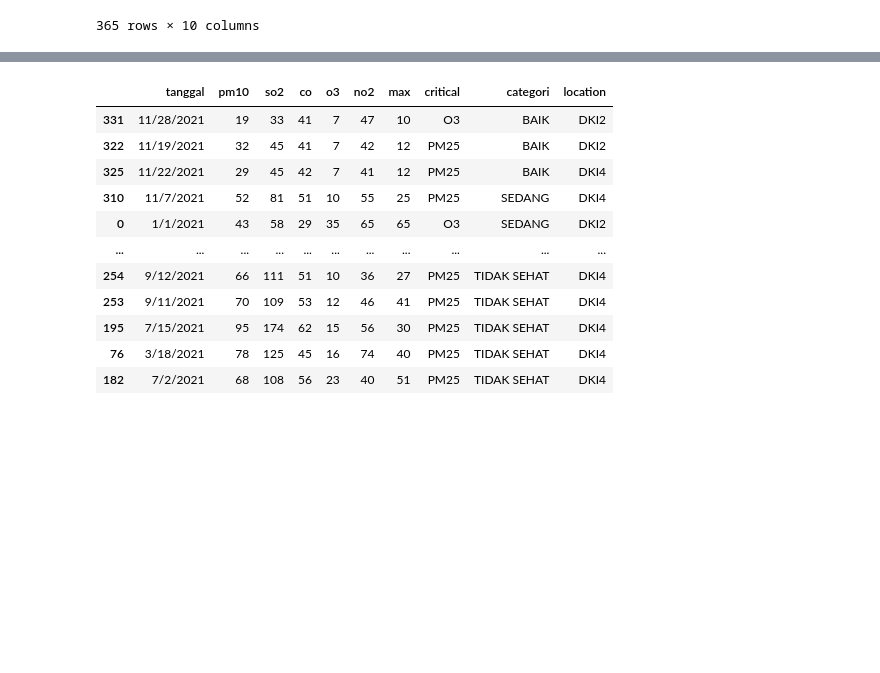
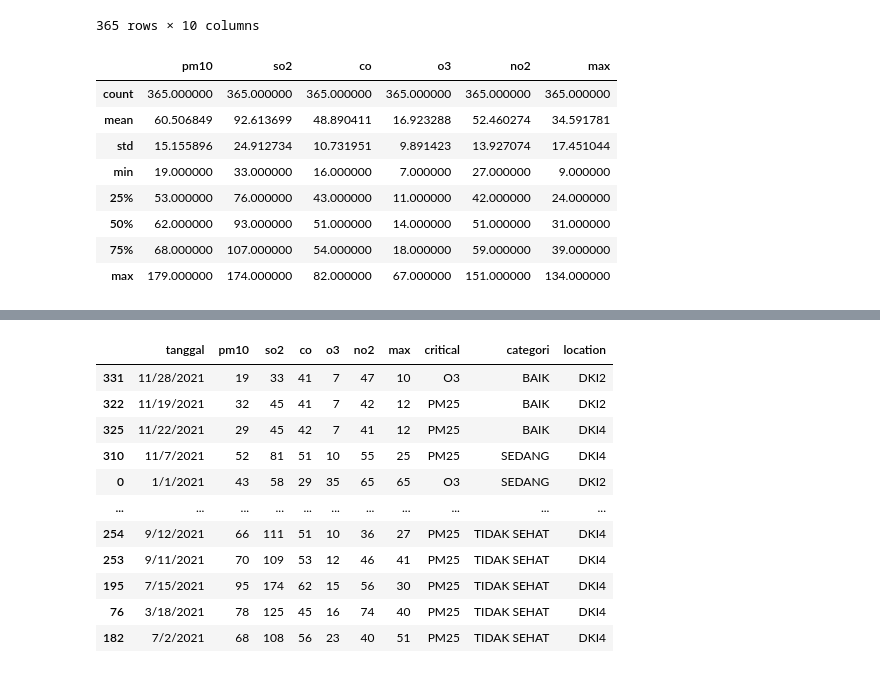
Before and after one commit to MuhammadHamidy/Tugas1_PSD, a Jupyter notebook: Read csv_tugas 1.ipynb, the cells around one changed output, grey strips where cells are left out. Cells and saved outputs as stored; diff of their text form; code cells hidden in the pictures; blank space fills up the shorter version.

```diff
--- a/Read csv_tugas 1.ipynb
+++ b/Read csv_tugas 1.ipynb
@@ -18,3 +21,16 @@ data_PU
 | 363 | 12/30/2021 | 60 | 102 | 53 | 17 | 38 | 44 | PM25 | TIDAK SEHAT | DKI4 |
 | 364 | 12/31/2021 | 64 | 90 | 52 | 44 | 37 | 53 | PM25 | SEDANG | DKI4 |
 365 rows × 10 columns
+# %%
+data_PU = pd.read_csv('DatasetPU.csv')
+data_PU.describe()
+# %% [output]
+|  | pm10 | so2 | co | o3 | no2 | max |
+| count | 365.000000 | 365.000000 | 365.000000 | 365.000000 | 365.000000 | 365.000000 |
+| mean | 60.506849 | 92.613699 | 48.890411 | 16.923288 | 52.460274 | 34.591781 |
+| std | 15.155896 | 24.912734 | 10.731951 | 9.891423 | 13.927074 | 17.451044 |
+| min | 19.000000 | 33.000000 | 16.000000 | 7.000000 | 27.000000 | 9.000000 |
+| 25% | 53.000000 | 76.000000 | 43.000000 | 11.000000 | 42.000000 | 24.000000 |
+| 50% | 62.000000 | 93.000000 | 51.000000 | 14.000000 | 51.000000 | 31.000000 |
+| 75% | 68.000000 | 107.000000 | 54.000000 | 18.000000 | 59.000000 | 39.000000 |
+| max | 179.000000 | 174.000000 | 82.000000 | 67.000000 | 151.000000 | 134.000000 |
```
Also changed, not shown: parts of 6 cells of this notebook, 3 other files.
